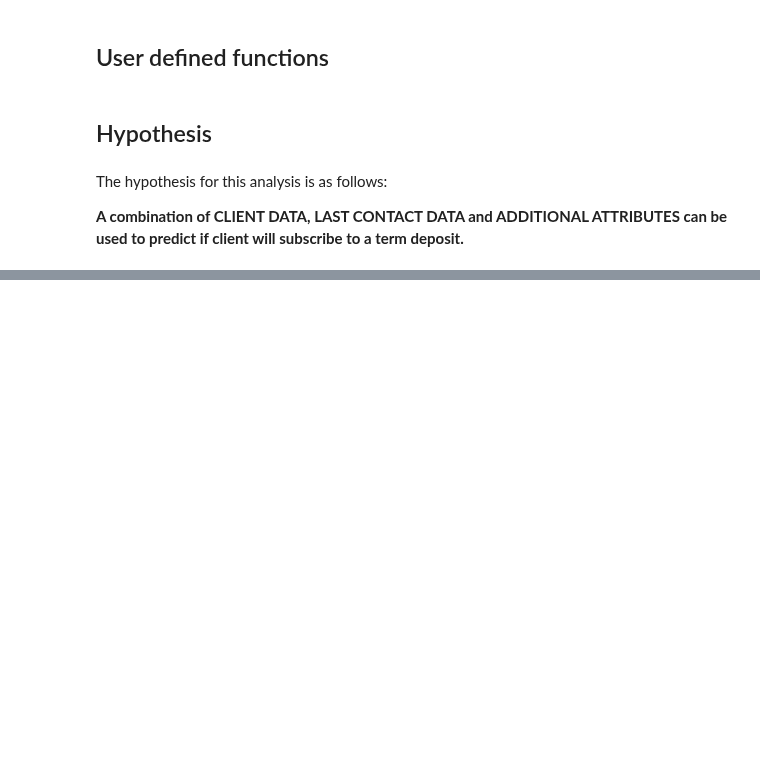
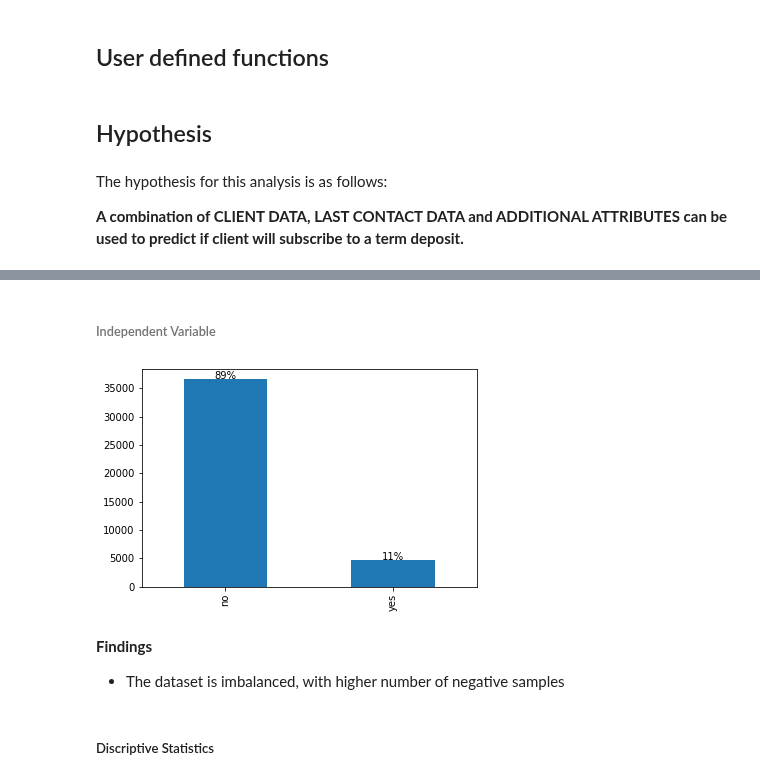
Before and after one commit to priyasharma1908/Term_deposit, a Jupyter notebook: Term_Deposit_Case_Study.ipynb, the cells around one changed output, grey strips where cells are left out. Drawn from its saved outputs; the diff is of its cells as text; code cells hidden in the pictures; blank space fills up the shorter version.

```diff
--- a/Term_Deposit_Case_Study.ipynb
+++ b/Term_Deposit_Case_Study.ipynb
@@ -251,0 +621,18 @@ The hypothesis for this analysis is as follows:
+# %% [markdown]
+###### Independent Variable
+# %%
+ax = term_deposit_data['y'].value_counts().plot.bar()
+
+for p in ax.patches:
+    width = p.get_width()
+    height = p.get_height()
+    x, y = p.get_xy()
+    ax.annotate(f'{height / term_deposit_data.shape[0]:.0%}', (x + width/2, y + height + 10), ha='center')
+# %% [output]
+[figure, added]
+# %% [markdown]
+**Findings**
+
+* The dataset is imbalanced, with higher number of negative samples
+# %% [markdown]
+##### Discriptive Statistics
```
Also changed, not shown: parts of 49 cells of this notebook.
